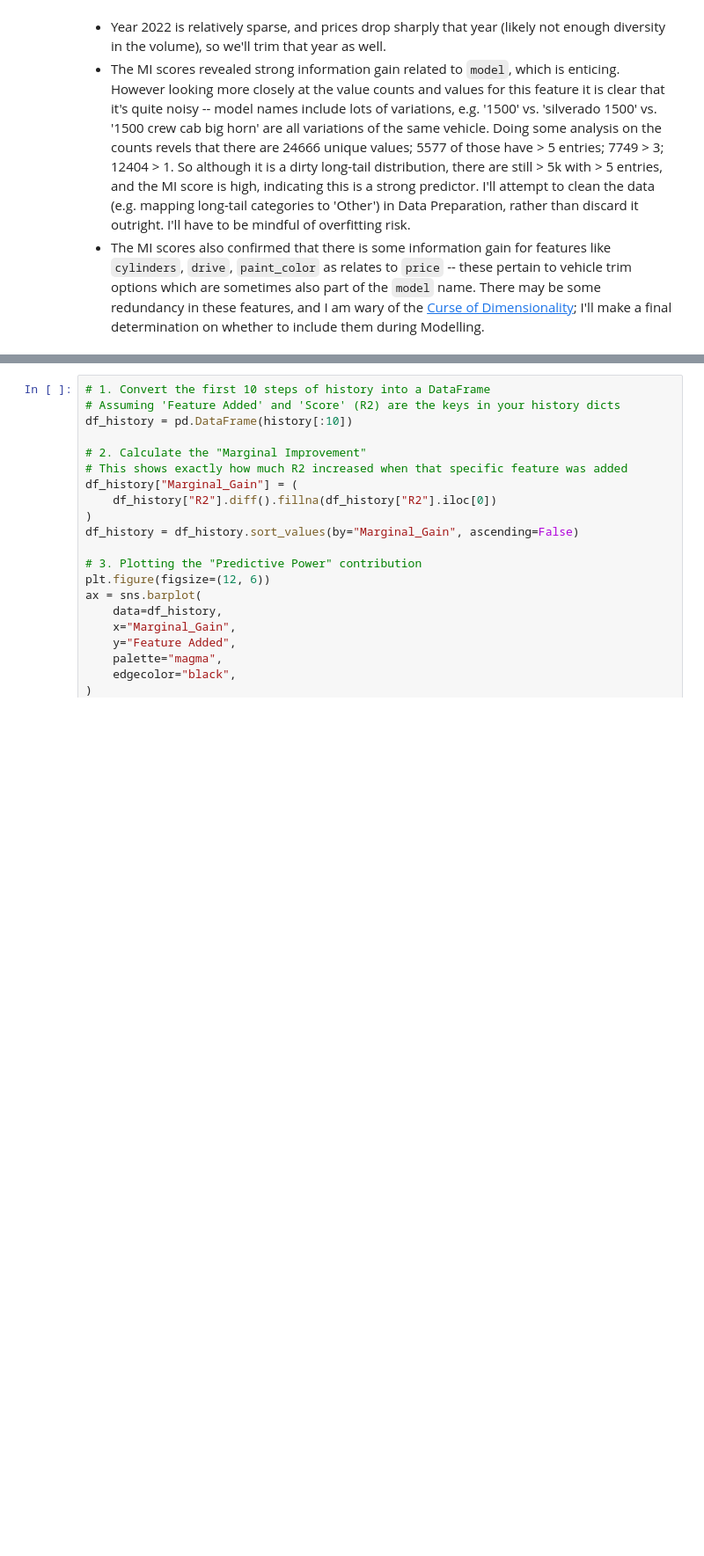
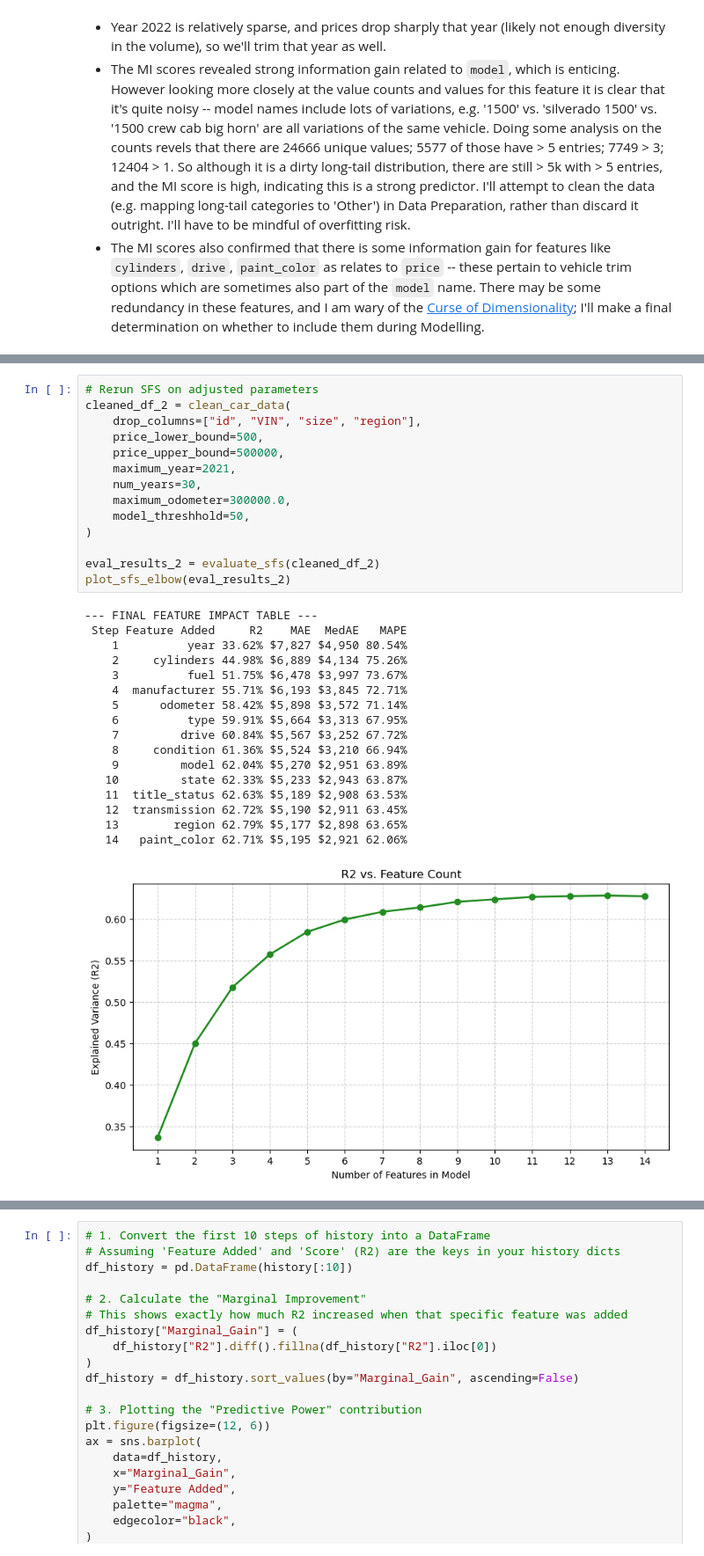
Before and after one commit to jelanigb/uc_berkeley_ml_program, a Jupyter notebook: practical_application_02/prompt_II.ipynb, the cells around one changed output, grey strips where cells are left out. Shown at 88% size. Cells and saved outputs as stored; diff of their text form; blank space fills up the shorter version.

```diff
--- a/practical_application_02/prompt_II.ipynb
+++ b/practical_application_02/prompt_II.ipynb
@@ -996,0 +858,32 @@ plot_sfs_elbow(history)
+# %%
+# Rerun SFS on adjusted parameters
+cleaned_df_2 = clean_car_data(
+    drop_columns=["id", "VIN", "size", "region"],
+    price_lower_bound=500,
+    price_upper_bound=500000,
+    maximum_year=2021,
+    num_years=30,
+    maximum_odometer=300000.0,
+    model_threshhold=50,
+)
+
+eval_results_2 = evaluate_sfs(cleaned_df_2)
+plot_sfs_elbow(eval_results_2)
+# %% [output]
+--- FINAL FEATURE IMPACT TABLE ---
+ Step Feature Added     R2    MAE  MedAE   MAPE
+    1          year 33.62% $7,827 $4,950 80.54%
+    2     cylinders 44.98% $6,889 $4,134 75.26%
+    3          fuel 51.75% $6,478 $3,997 73.67%
+    4  manufacturer 55.71% $6,193 $3,845 72.71%
+    5      odometer 58.42% $5,898 $3,572 71.14%
+    6          type 59.91% $5,664 $3,313 67.95%
+    7         drive 60.84% $5,567 $3,252 67.72%
+    8     condition 61.36% $5,524 $3,210 66.94%
+    9         model 62.04% $5,270 $2,951 63.89%
+   10         state 62.33% $5,233 $2,943 63.87%
+   11  title_status 62.63% $5,189 $2,908 63.53%
+   12  transmission 62.72% $5,190 $2,911 63.45%
+   13        region 62.79% $5,177 $2,898 63.65%
+   14   paint_color 62.71% $5,195 $2,921 62.06%
+[figure, added]
```
Also changed, not shown: parts of 27 cells of this notebook.
